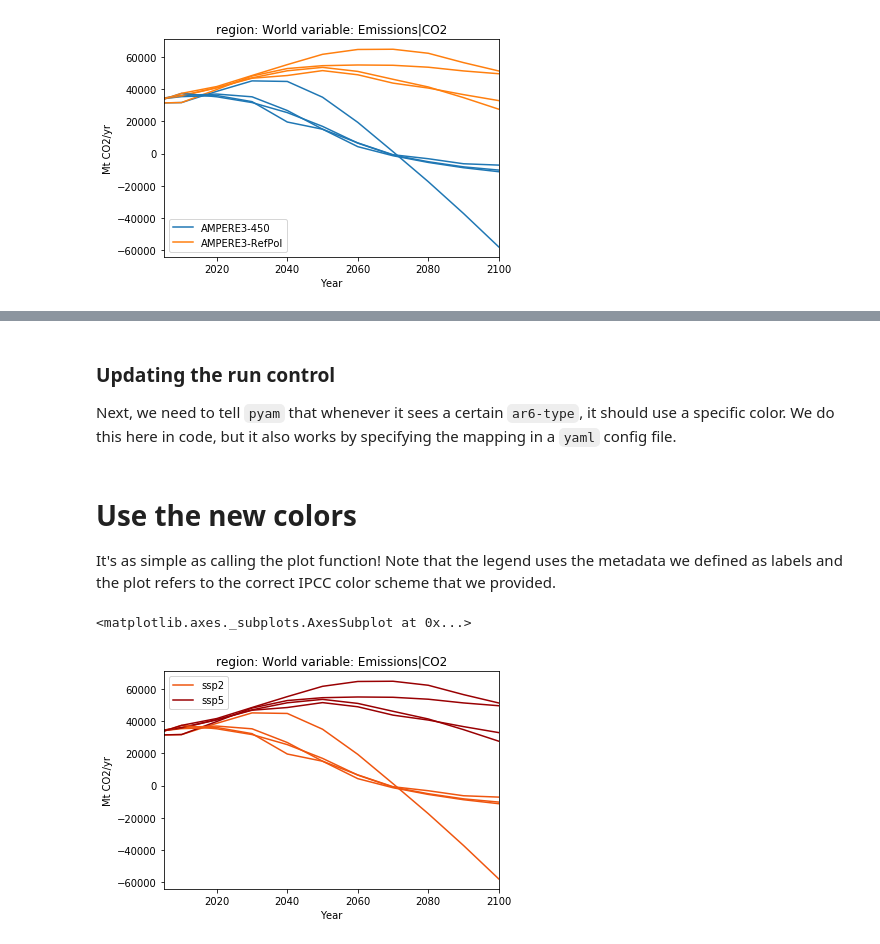
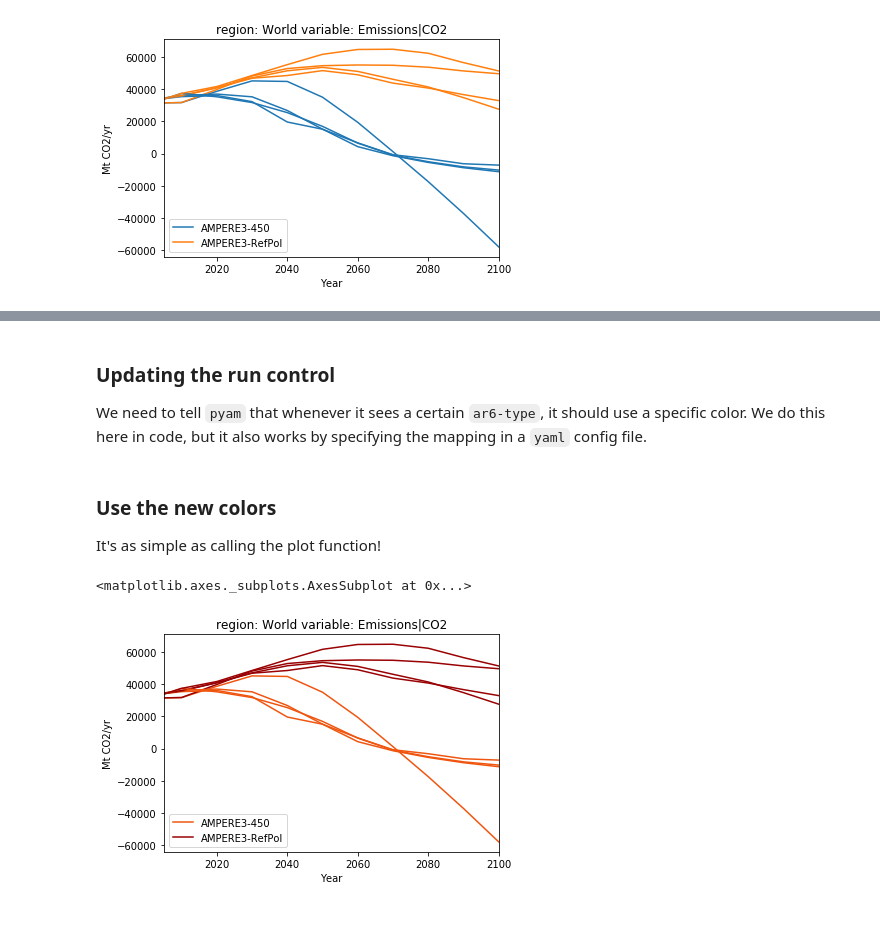
Before and after one commit to IAMconsortium/pyam, a Jupyter notebook: doc/source/tutorials/ipcc_colors.ipynb, the cells around one changed output, grey strips where cells are left out. Drawn from its saved outputs; the diff is of its cells as text; code cells hidden in the pictures; blank space fills up the shorter version.

```diff
--- a/doc/source/tutorials/ipcc_colors.ipynb
+++ b/doc/source/tutorials/ipcc_colors.ipynb
@@ -75,3 +52,0 @@ Note, this label can be **anything**, it does not here need to map directly to t
-# %%
-df.set_meta(['ssp2', 'ssp5'] * 4, name='ar6-type')
-df.meta
@@ -89,5 +53,5 @@ df.meta
 # %% [markdown]
 ### Updating the run control
 
-Next, we need to tell `pyam` that whenever it sees a certain `ar6-type`, it should use a specific color. We do this here in code, but it also works by specifying the mapping in a `yaml`  config file.
+We need to tell `pyam` that whenever it sees a certain `ar6-type`, it should use a specific color. We do this here in code, but it also works by specifying the mapping in a `yaml`  config file.
 # %%
@@ -102,9 +64,9 @@ pyam.run_control().update({'color': {'ar6-type': color_map}})
 # %% [markdown]
-# Use the new colors
+### Use the new colors
 
-It's as simple as calling the plot function! Note that the legend uses the metadata we defined as labels and the plot refers to the correct IPCC color scheme that we provided.
+It's as simple as calling the plot function!
 # %%
-df.line_plot(color='ar6-type')
+df.line_plot(color='scenario')
 # %% [output]
 <matplotlib.axes._subplots.AxesSubplot at 0x...>
-[figure, old version]
+[figure, new version]
```
Also changed, not shown: parts of 5 cells of this notebook.
